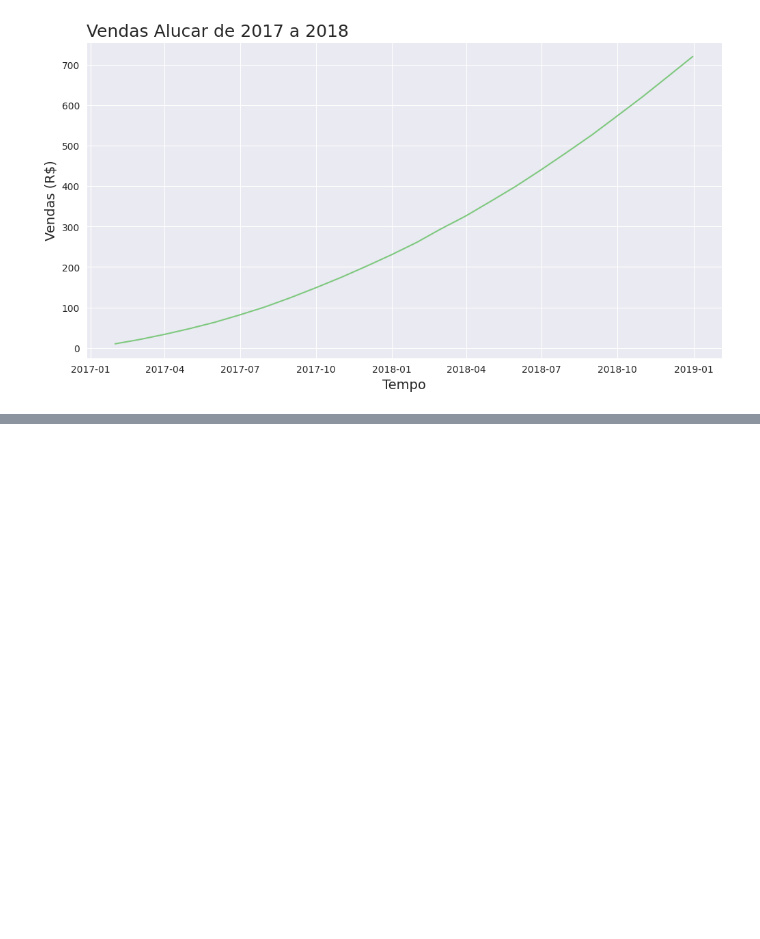
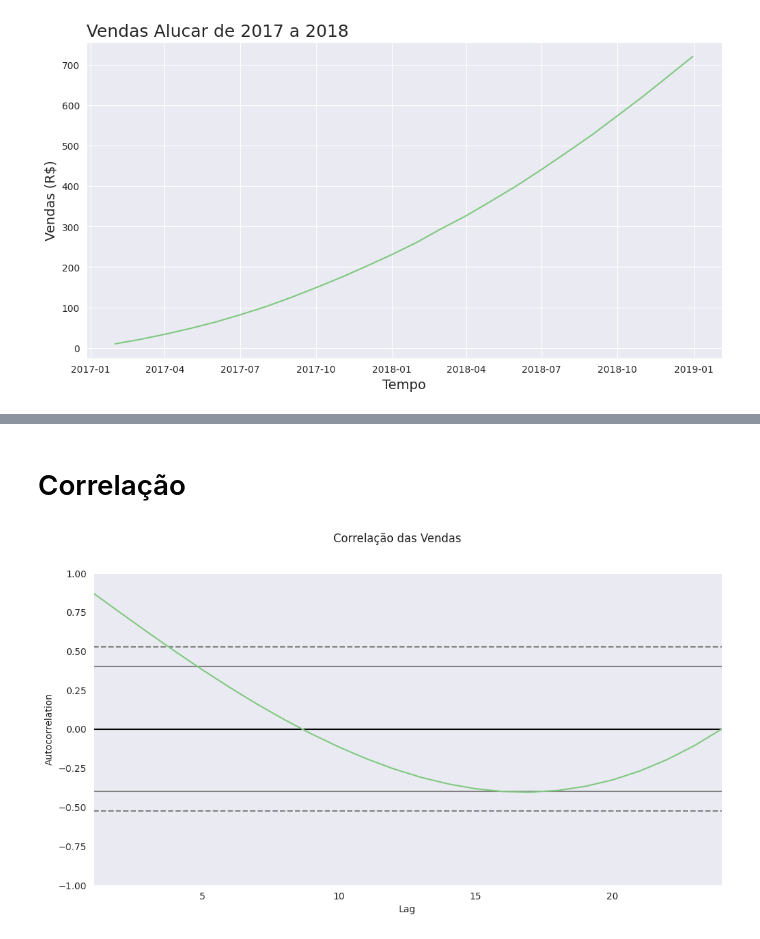
Before and after one commit to Patrick-Setubal/Data_Science_Analytics, a Jupyter notebook: alura_curso/formacao_data_science/SeriesTemporais/SeriesTemporais.ipynb, the cells around one changed output, grey strips where cells are left out. Cells and saved outputs as stored; diff of their text form; code cells hidden in the pictures; blank space fills up the shorter version.

```diff
--- a/alura_curso/formacao_data_science/SeriesTemporais/SeriesTemporais.ipynb
+++ b/alura_curso/formacao_data_science/SeriesTemporais/SeriesTemporais.ipynb
@@ -57,0 +101,11 @@ ax = ax
+# %% [markdown]
+# Correlação
+# %%
+from pandas.plotting import autocorrelation_plot
+# Plotar grafico de corelação temporal das vendas
+ax = plt.figure(figsize=(12,6))
+ax.suptitle('Correlação das Vendas')
+autocorrelation_plot(alucar.vendas)
+ax = ax
+# %% [output]
+[figure, added]
```
Also changed, not shown: parts of 9 cells of this notebook.
